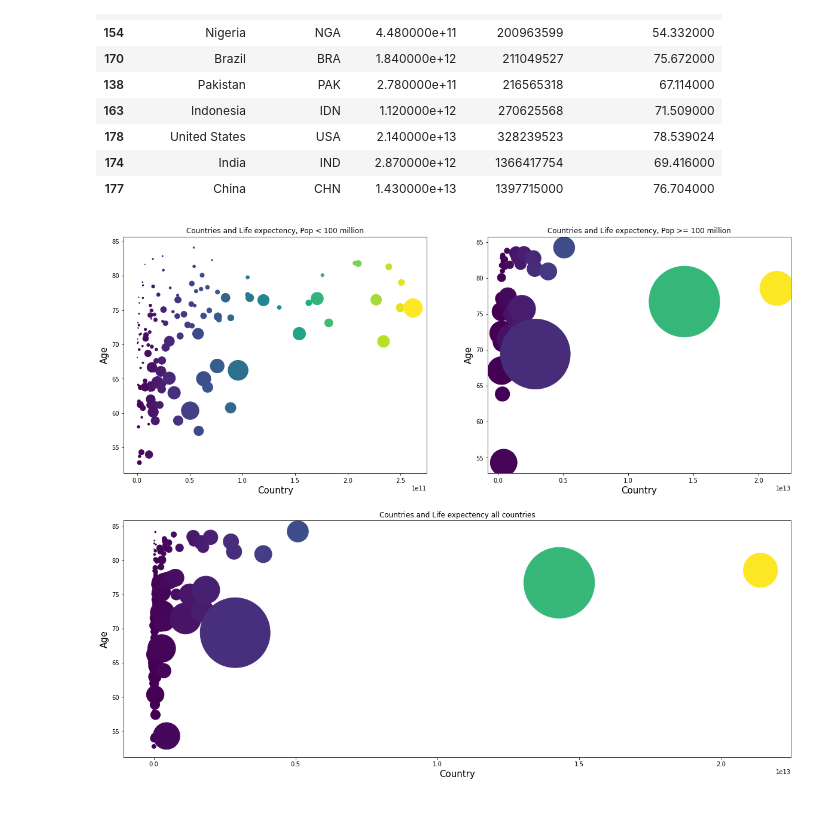
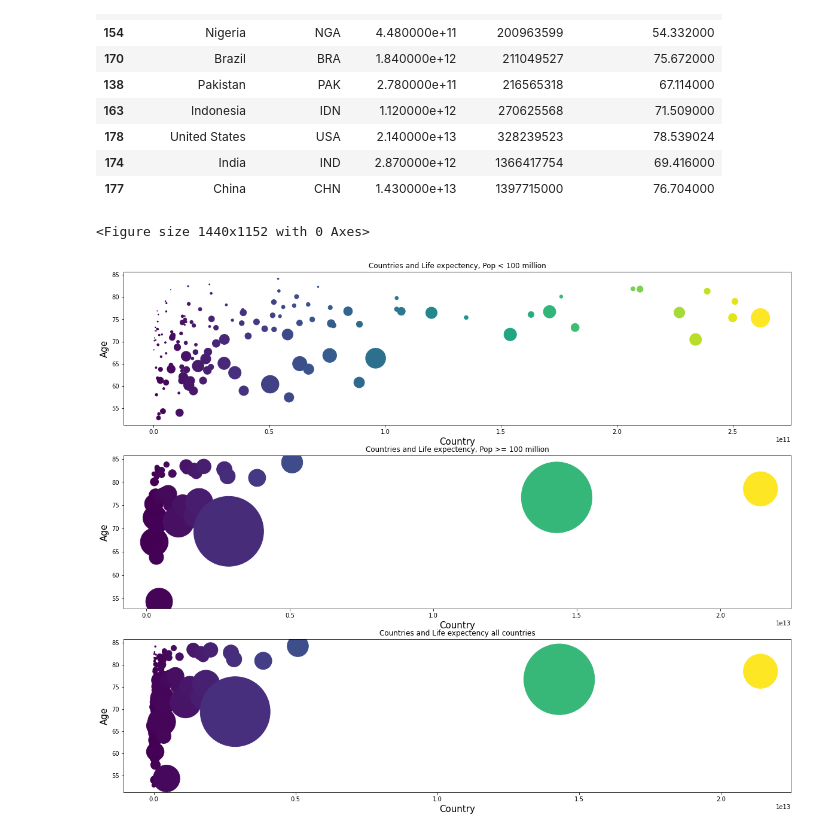
Before and after one commit to DeclanFlynn/Course-work-May-2021, a Jupyter notebook: Week 4 aka 3 Exercise 2_2.ipynb, the cells around one changed output. Cells and saved outputs as stored; diff of their text form; code cells hidden in the pictures.

```diff
--- a/Week 4 aka 3 Exercise 2_2.ipynb
+++ b/Week 4 aka 3 Exercise 2_2.ipynb
@@ -40,18 +40,18 @@ Sorted_by_GDP.tail(16)
 | 177 | China | CHN | 1.430000e+13 | 1397715000 | 76.704000 |
 # %%
 # Set plot frame
-fig = plt.figure(figsize=(20, 16))
+fig = plt.figure(figsize=(20,16))
 
 #Set out sub plots/charts
-ax1 = fig.add_subplot(2,2,1)
-ax2 = fig.add_subplot(2,2,2)
-ax3 = fig.add_subplot(2,1,2)
-#The full cleaned data chart
+
+fig, (ax1, ax2, ax3) = plt.subplots(3,1,figsize=(20,16))
+
 x = world_data["2019 GDP (USD$)"]
 y = world_data["Life Expectancy at Birth"]
 volume1 = ((world_data["2019 Population"]/100000))
 close1 =  (x/100)
-#Find arbatary population cut off say 100 million, from tail of sorted list
+
+#Find arbitrary population cut off say 100 million, from tail of sorted list
 #print("test", world_data["2019 Population"][136])
 
 #The selection of countries < 100 million
@@ -59,34 +59,35 @@ x2 = world_data["2019 GDP (USD$)"][136:]
 y2 = world_data["Life Expectancy at Birth"][136:]
 volume2 = ((world_data["2019 Population"][136:]/100000))
 close2 =  (x2/100)
 
 #The selection of countries >= 100 million
 x3 = world_data["2019 GDP (USD$)"][:137]
 y3 = world_data["Life Expectancy at Birth"][:137]
 volume3 = ((world_data["2019 Population"][:137]/100000))
 close3 =  (x3/100)
 
 # Set out labels
 ax1.set_xlabel('Country', fontsize=15)
 ax1.set_ylabel('Age', fontsize=15)
 ax1.set_title('Countries and Life expectency, Pop < 100 million')
 
 ax2.set_xlabel('Country', fontsize=15)
 ax2.set_ylabel('Age', fontsize=15)
 ax2.set_title('Countries and Life expectency, Pop >= 100 million')
 
 ax3.set_xlabel('Country', fontsize=15)
 ax3.set_ylabel('Age', fontsize=15)
 ax3.set_title('Countries and Life expectency all countries')
 
 #Produce the actual plots
 ax1.scatter(x3, y3,c = close3,s =volume3)
 ax2.scatter(x2, y2,c = close2,s =volume2)
 ax3.scatter(x, y,c = close1,s =volume1)
 
 plt.show()
 # %% [output]
+<Figure size 1440x1152 with 0 Axes>
-[figure, old version]
+[figure, new version]
 # %%
 #Putting country names on here would turn into a mess
 #If I get time I will look at bonus part
```
Also changed, not shown: parts of 1 cell of this notebook.
